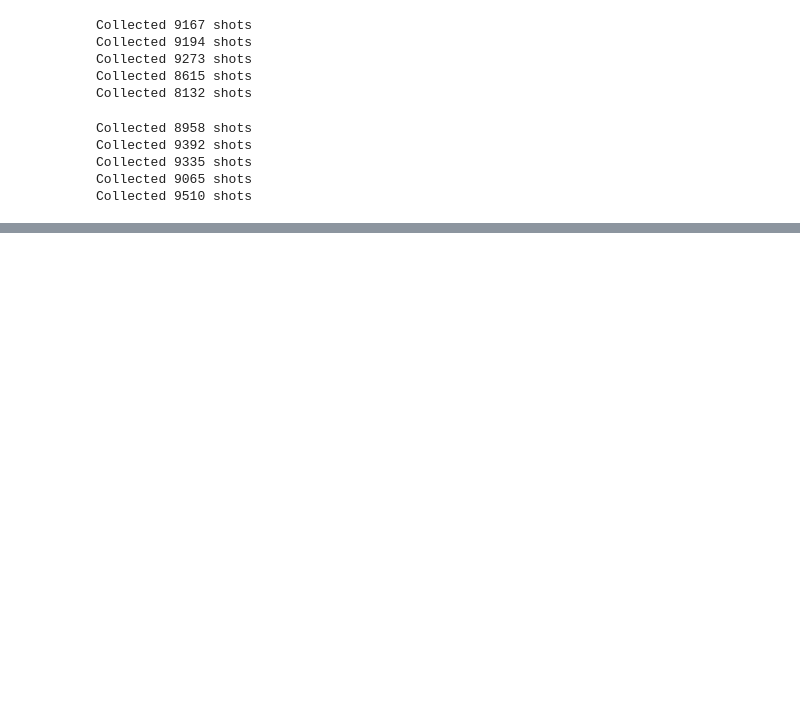
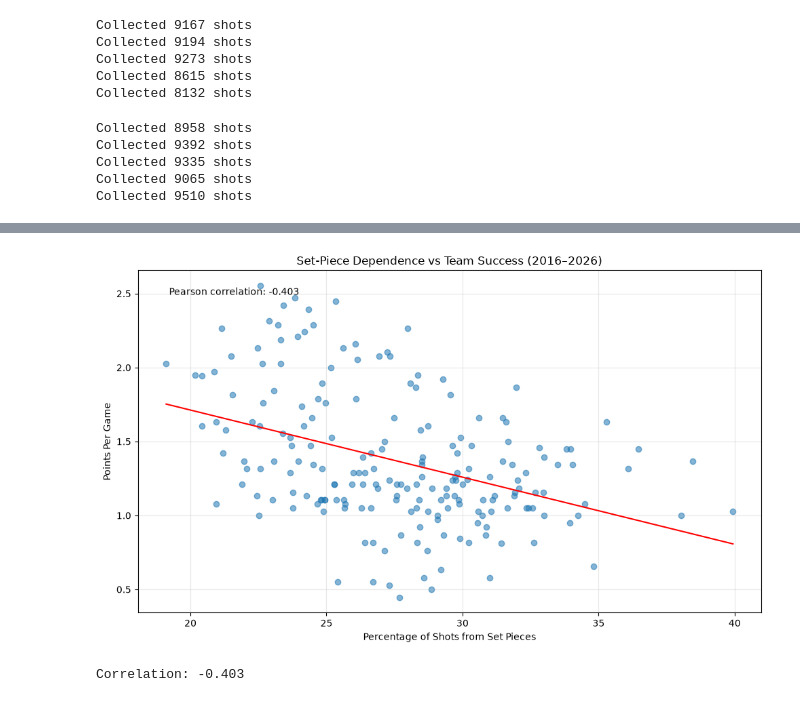
Before and after one commit to PhilipVickery/445FinalProject, a Jupyter notebook: LaLiga.ipynb, the cells around one changed output, grey strips where cells are left out. Saved outputs shown, nothing was run; the diff lists cells and outputs as text; code cells hidden in the pictures; blank space fills up the shorter version.

```diff
--- a/LaLiga.ipynb
+++ b/LaLiga.ipynb
@@ -49,0 +484,42 @@ Collected 9510 shots
+# %%
+plt.figure(figsize=(10, 6))
+
+plt.scatter(
+    team_stats["Set_Piece_Share"],
+    team_stats["Points_Per_Game"],
+    alpha=0.55
+)
+
+# Calculate correlation
+correlation = team_stats[
+    ["Set_Piece_Share", "Points_Per_Game"]
+].corr().iloc[0, 1]
+
+# Add trend line
+x = team_stats["Set_Piece_Share"]
+y = team_stats["Points_Per_Game"]
+
+slope, intercept = np.polyfit(x, y, 1)
+
+x_line = np.linspace(x.min(), x.max(), 100)
+plt.plot(x_line, slope * x_line + intercept, color="red")
+
+plt.title("Set-Piece Dependence vs Team Success (2016–2026)")
+plt.xlabel("Percentage of Shots from Set Pieces")
+plt.ylabel("Points Per Game")
+
+plt.text(
+    0.05, 0.95,
+    f"Pearson correlation: {correlation:.3f}",
+    transform=plt.gca().transAxes,
+    verticalalignment="top"
+)
+
+plt.grid(alpha=0.3)
+plt.tight_layout()
+plt.show()
+
+print("Correlation:", round(correlation, 3))
+# %% [output]
+[figure, added]
+Correlation: -0.403
```
Also changed, not shown: parts of 21 cells of this notebook.
